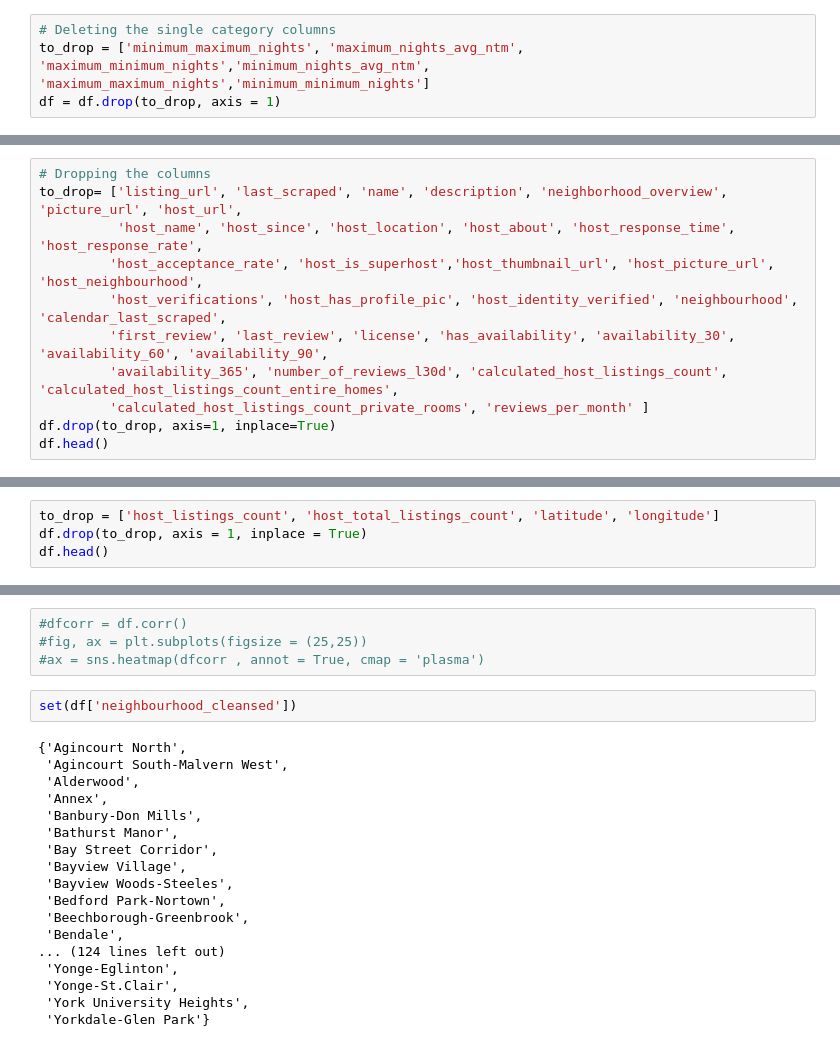
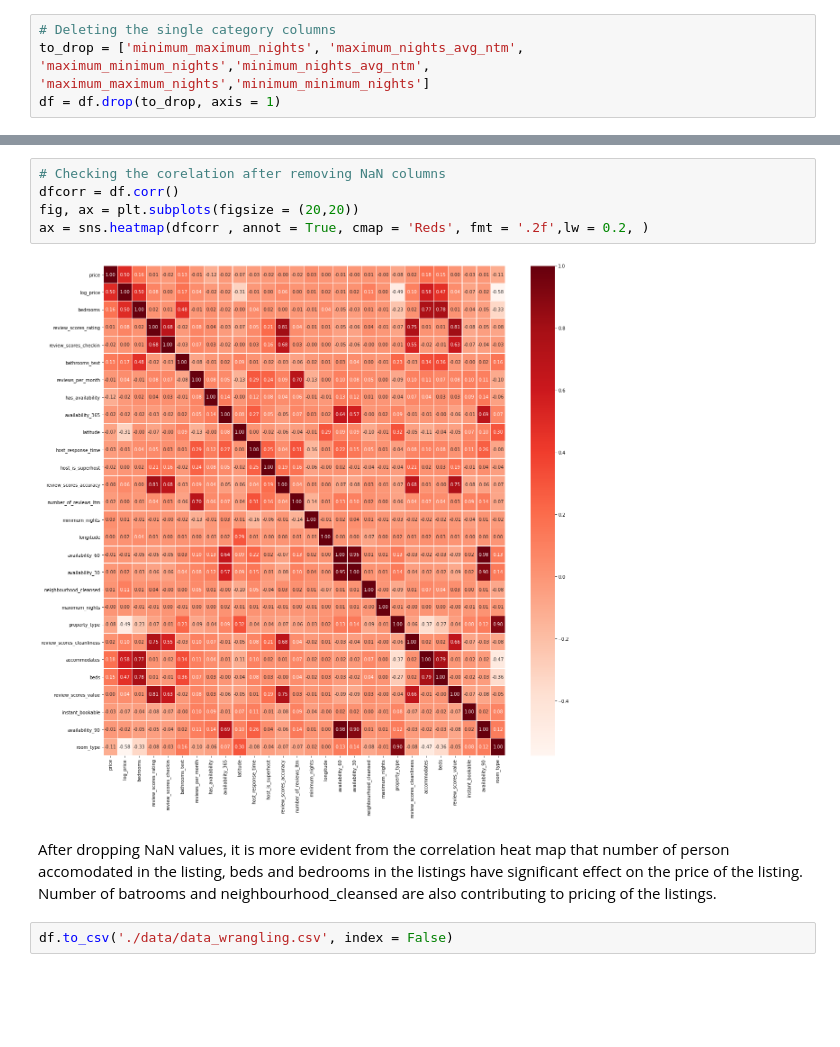
Before and after one commit to GKPSingh/Toronto-Airbnb, a Jupyter notebook: Data-Wrangling.ipynb, the cells around one changed output, grey strips where cells are left out. Saved outputs shown, nothing was run; the diff lists cells and outputs as text; blank space fills up the shorter version.

```diff
--- a/Data-Wrangling.ipynb
+++ b/Data-Wrangling.ipynb
@@ -447,11 +420,0 @@ listing. Thus, they can be dropped from the dataframe.
-# %%
-# Dropping the columns
-to_drop= ['listing_url', 'last_scraped', 'name', 'description', 'neighborhood_overview', 'picture_url', 'host_url',
-          'host_name', 'host_since', 'host_location', 'host_about', 'host_response_time', 'host_response_rate',
-         'host_acceptance_rate', 'host_is_superhost','host_thumbnail_url', 'host_picture_url', 'host_neighbourhood',
-         'host_verifications', 'host_has_profile_pic', 'host_identity_verified', 'neighbourhood', 'calendar_last_scraped',
-         'first_review', 'last_review', 'license', 'has_availability', 'availability_30', 'availability_60', 'availability_90',
-         'availability_365', 'number_of_reviews_l30d', 'calculated_host_listings_count', 'calculated_host_listings_count_entire_homes',
-         'calculated_host_listings_count_private_rooms', 'reviews_per_month' ]
-df.drop(to_drop, axis=1, inplace=True)
-df.head()
@@ -501,4 +420,0 @@ From data, it is clear that host_listings_count,host_total_listings_count have n
-# %%
-to_drop = ['host_listings_count', 'host_total_listings_count', 'latitude', 'longitude']
-df.drop(to_drop, axis = 1, inplace = True)
-df.head()
@@ -512,24 +421,11 @@ df.head()
-# %%
-#dfcorr = df.corr()
-#fig, ax = plt.subplots(figsize = (25,25))
-#ax = sns.heatmap(dfcorr , annot = True, cmap = 'plasma')
-# %%
-set(df['neighbourhood_cleansed'])
-# %% [output]
-{'Agincourt North',
- 'Agincourt South-Malvern West',
- 'Alderwood',
- 'Annex',
- 'Banbury-Don Mills',
- 'Bathurst Manor',
- 'Bay Street Corridor',
- 'Bayview Village',
- 'Bayview Woods-Steeles',
- 'Bedford Park-Nortown',
- 'Beechborough-Greenbrook',
- 'Bendale',
-... (124 lines left out)
- 'Yonge-Eglinton',
- 'Yonge-St.Clair',
- 'York University Heights',
- 'Yorkdale-Glen Park'}
+# %%
+# Checking the corelation after removing NaN columns
+dfcorr = df.corr()
+fig, ax = plt.subplots(figsize = (20,20))
+ax = sns.heatmap(dfcorr , annot = True, cmap = 'Reds', fmt = '.2f',lw = 0.2, )
+# %% [output]
+[figure, added]
+# %% [markdown]
+After dropping NaN values, it is more evident from the correlation heat map that number of person accomodated in the listing, beds and bedrooms in the listings have significant effect on the price of the listing. Number of batrooms and neighbourhood_cleansed are also contributing to pricing of the listings.
+# %%
+df.to_csv('./data/data_wrangling.csv', index = False)
```
Also changed, not shown: parts of 27 cells of this notebook, 2 other files.
